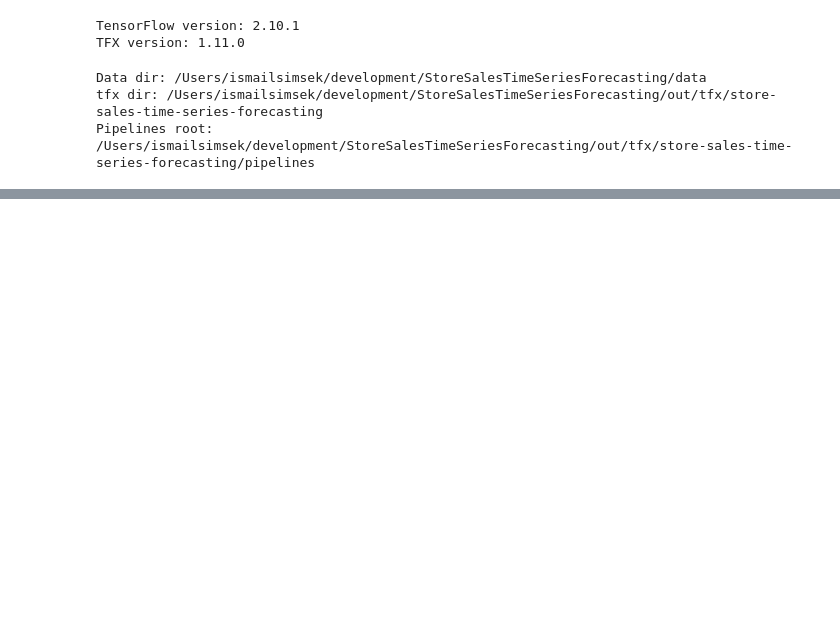
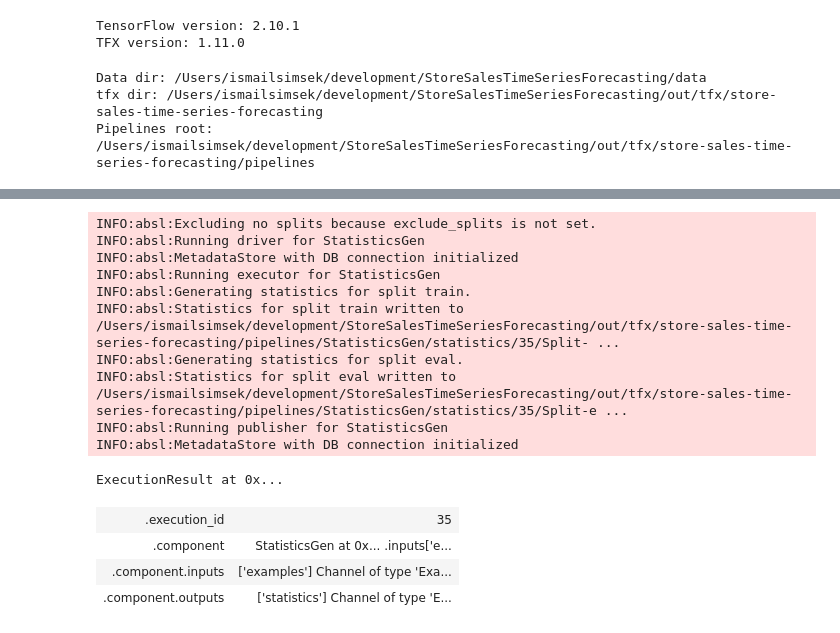
Before and after one commit to ismailsimsek/StoreSalesTimeSeriesForecasting, a Jupyter notebook: model_tfx.ipynb, the cells around one changed output, grey strips where cells are left out. Saved outputs shown, nothing was run; the diff lists cells and outputs as text; code cells hidden in the pictures; blank space fills up the shorter version.

```diff
--- a/model_tfx.ipynb
+++ b/model_tfx.ipynb
@@ -95,26 +81,19 @@ KeyboardInterrupt
 # %%
-print(execution_result)
-print(example_gen)
-print('----------------------')
-# Computes statistics over data for visualization and example validation.
 statistics_gen = StatisticsGen(examples=example_gen.outputs['examples'])
-print('----------------------')
-print(statistics_gen)
-print('----------------------')
-
-# Generates schema based on statistics files.
-schema_gen = SchemaGen(statistics=statistics_gen.outputs['statistics'], infer_feature_shape=True)
-print('----------------------')
-print(schema_gen)
-print('----------------------')
-
-# Performs anomaly detection based on statistics and data schema.
-example_validator = ExampleValidator(
-    statistics=statistics_gen.outputs['statistics'],
-    schema=schema_gen.outputs['schema'])
-
-# Computes statistics over data for visualization and example validation.
-statistics_gen = StatisticsGen(examples=example_gen.outputs['examples'])
-print('----------------------')
-print(statistics_gen)
-print('----------------------')
+context.run(statistics_gen, enable_cache=True)
+# %% [output]
+INFO:absl:Excluding no splits because exclude_splits is not set.
+INFO:absl:Running driver for StatisticsGen
+INFO:absl:MetadataStore with DB connection initialized
+INFO:absl:Running executor for StatisticsGen
+INFO:absl:Generating statistics for split train.
+INFO:absl:Statistics for split train written to /Users/ismailsimsek/development/StoreSalesTimeSeriesForecasting/out/tfx/store-sales-time-series-forecasting/pipelines/StatisticsGen/statistics/35/Split- ...
+INFO:absl:Generating statistics for split eval.
+INFO:absl:Statistics for split eval written to /Users/ismailsimsek/development/StoreSalesTimeSeriesForecasting/out/tfx/store-sales-time-series-forecasting/pipelines/StatisticsGen/statistics/35/Split-e ...
+INFO:absl:Running publisher for StatisticsGen
+INFO:absl:MetadataStore with DB connection initialized
+ExecutionResult at 0x...
+| .execution_id | 35 |
+| .component | StatisticsGen at 0x... .inputs['e... |
+| .component.inputs | ['examples'] Channel of type 'Exa... |
+| .component.outputs | ['statistics'] Channel of type 'E... |
```
Also changed, not shown: parts of 10 cells of this notebook.
